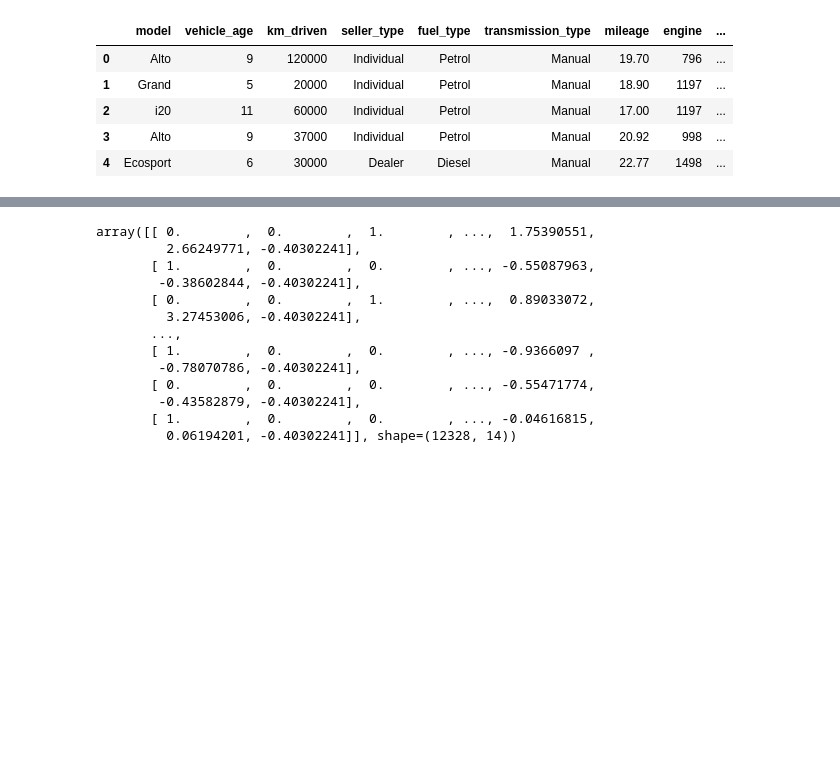
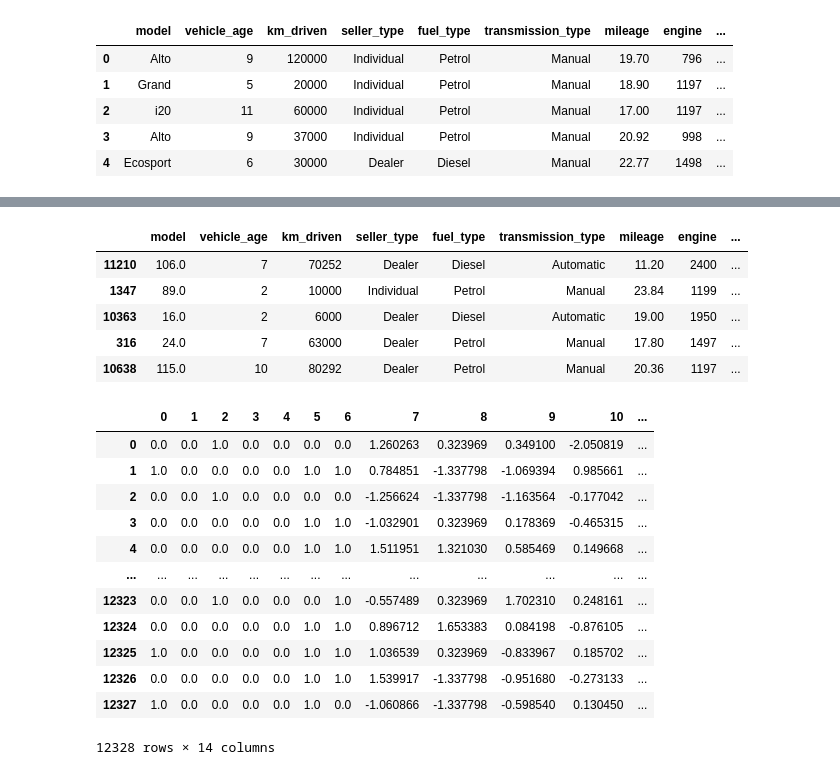
Before and after one commit to aniruddha-alkari/Car_Price_Prediction, a Jupyter notebook: notebook/model_trainer.ipynb, the cells around one changed output, grey strips where cells are left out. Cells and saved outputs as stored; diff of their text form; code cells hidden in the pictures; blank space fills up the shorter version.

```diff
--- a/notebook/model_trainer.ipynb
+++ b/notebook/model_trainer.ipynb
@@ -114,16 +65,9 @@ X_train.shape, X_test.shape
 # %%
-X_train
+X_train.head()
 # %% [output]
-array([[ 0.        ,  0.        ,  1.        , ...,  1.75390551,
-         2.66249771, -0.40302241],
-       [ 1.        ,  0.        ,  0.        , ..., -0.55087963,
-        -0.38602844, -0.40302241],
-       [ 0.        ,  0.        ,  1.        , ...,  0.89033072,
-         3.27453006, -0.40302241],
-       ...,
-       [ 1.        ,  0.        ,  0.        , ..., -0.9366097 ,
-        -0.78070786, -0.40302241],
-       [ 0.        ,  0.        ,  0.        , ..., -0.55471774,
-        -0.43582879, -0.40302241],
-       [ 1.        ,  0.        ,  0.        , ..., -0.04616815,
-         0.06194201, -0.40302241]], shape=(12328, 14))
+|  | model | vehicle_age | km_driven | seller_type | fuel_type | transmission_type | mileage | engine | ... |
+| 11210 | 106.0 | 7 | 70252 | Dealer | Diesel | Automatic | 11.20 | 2400 | ... |
+| 1347 | 89.0 | 2 | 10000 | Individual | Petrol | Manual | 23.84 | 1199 | ... |
+| 10363 | 16.0 | 2 | 6000 | Dealer | Diesel | Automatic | 19.00 | 1950 | ... |
+| 316 | 24.0 | 7 | 63000 | Dealer | Petrol | Manual | 17.80 | 1497 | ... |
+| 10638 | 115.0 | 10 | 80292 | Dealer | Petrol | Manual | 20.36 | 1197 | ... |
@@ -130,3 +96,19 @@ array([[ 0.        ,  0.        ,  1.        , ...,  1.75390551,
+# %%
+pd.DataFrame(X_train)
+# %% [output]
+|  | 0 | 1 | 2 | 3 | 4 | 5 | 6 | 7 | 8 | 9 | 10 | ... |
+| 0 | 0.0 | 0.0 | 1.0 | 0.0 | 0.0 | 0.0 | 0.0 | 1.260263 | 0.323969 | 0.349100 | -2.050819 | ... |
+| 1 | 1.0 | 0.0 | 0.0 | 0.0 | 0.0 | 1.0 | 1.0 | 0.784851 | -1.337798 | -1.069394 | 0.985661 | ... |
+| 2 | 0.0 | 0.0 | 1.0 | 0.0 | 0.0 | 0.0 | 0.0 | -1.256624 | -1.337798 | -1.163564 | -0.177042 | ... |
+| 3 | 0.0 | 0.0 | 0.0 | 0.0 | 0.0 | 1.0 | 1.0 | -1.032901 | 0.323969 | 0.178369 | -0.465315 | ... |
+| 4 | 0.0 | 0.0 | 0.0 | 0.0 | 0.0 | 1.0 | 1.0 | 1.511951 | 1.321030 | 0.585469 | 0.149668 | ... |
+| ... | ... | ... | ... | ... | ... | ... | ... | ... | ... | ... | ... | ... |
+| 12323 | 0.0 | 0.0 | 1.0 | 0.0 | 0.0 | 0.0 | 1.0 | -0.557489 | 0.323969 | 1.702310 | 0.248161 | ... |
+| 12324 | 0.0 | 0.0 | 0.0 | 0.0 | 0.0 | 1.0 | 1.0 | 0.896712 | 1.653383 | 0.084198 | -0.876105 | ... |
+| 12325 | 1.0 | 0.0 | 0.0 | 0.0 | 0.0 | 1.0 | 1.0 | 1.036539 | 0.323969 | -0.833967 | 0.185702 | ... |
+| 12326 | 0.0 | 0.0 | 0.0 | 0.0 | 0.0 | 1.0 | 1.0 | 1.539917 | -1.337798 | -0.951680 | -0.273133 | ... |
+| 12327 | 1.0 | 0.0 | 0.0 | 0.0 | 0.0 | 1.0 | 0.0 | -1.060866 | -1.337798 | -0.598540 | 0.130450 | ... |
+12328 rows × 14 columns
 # %%
 ##Create a Function to Evaluate Model
 def evaluate_model(true, predicted):
```
Also changed, not shown: parts of 15 cells of this notebook, 4 other files.
